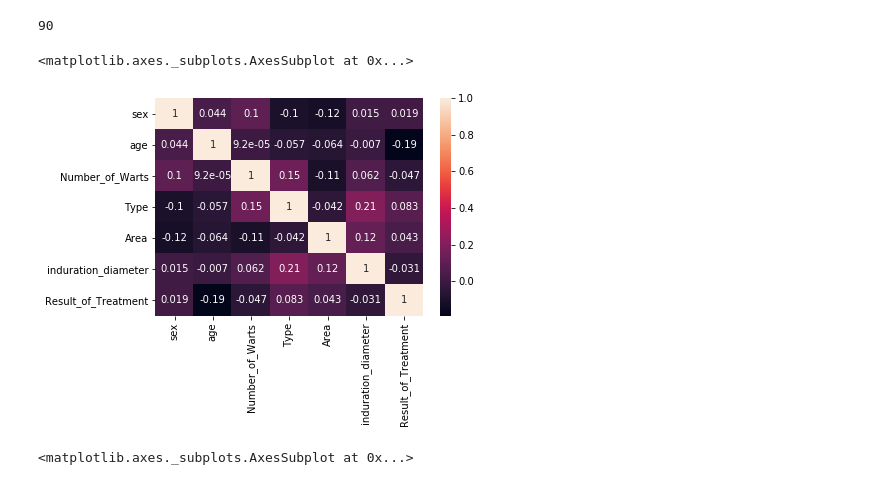
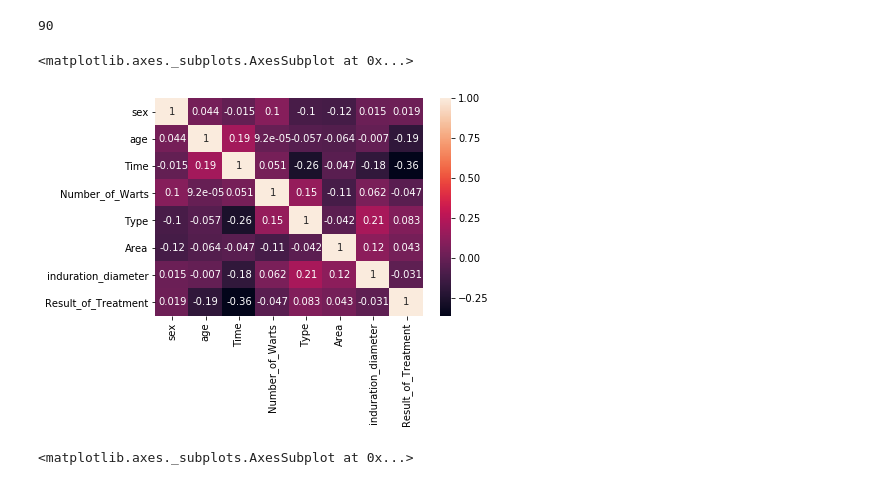
Before and after one commit to Flav1us/DataScience, a Jupyter notebook: lab2/lab2.ipynb, the cells around one changed output. Saved outputs shown, nothing was run; the diff lists cells and outputs as text; code cells hidden in the pictures.

```diff
--- a/lab2/lab2.ipynb
+++ b/lab2/lab2.ipynb
@@ -5,3 +14,3 @@ import seaborn as sns
 # %%
-data = pd.read_csv('Immunotherapy.csv', sep=';')
+basic_data = pd.read_csv('Immunotherapy.csv', sep=';')
 # %%
@@ -24,8 +33,8 @@ print(len(data))
 # %% [output]
 90
 # %%
-sns.heatmap(data.corr(), annot=True)
+sns.heatmap(basic_data.corr(), annot=True)
 # %% [output]
 <matplotlib.axes._subplots.AxesSubplot at 0x...>
-[figure, old version]
+[figure, new version]
 # %%
```
Also changed, not shown: parts of 25 cells of this notebook, 1 other file.
